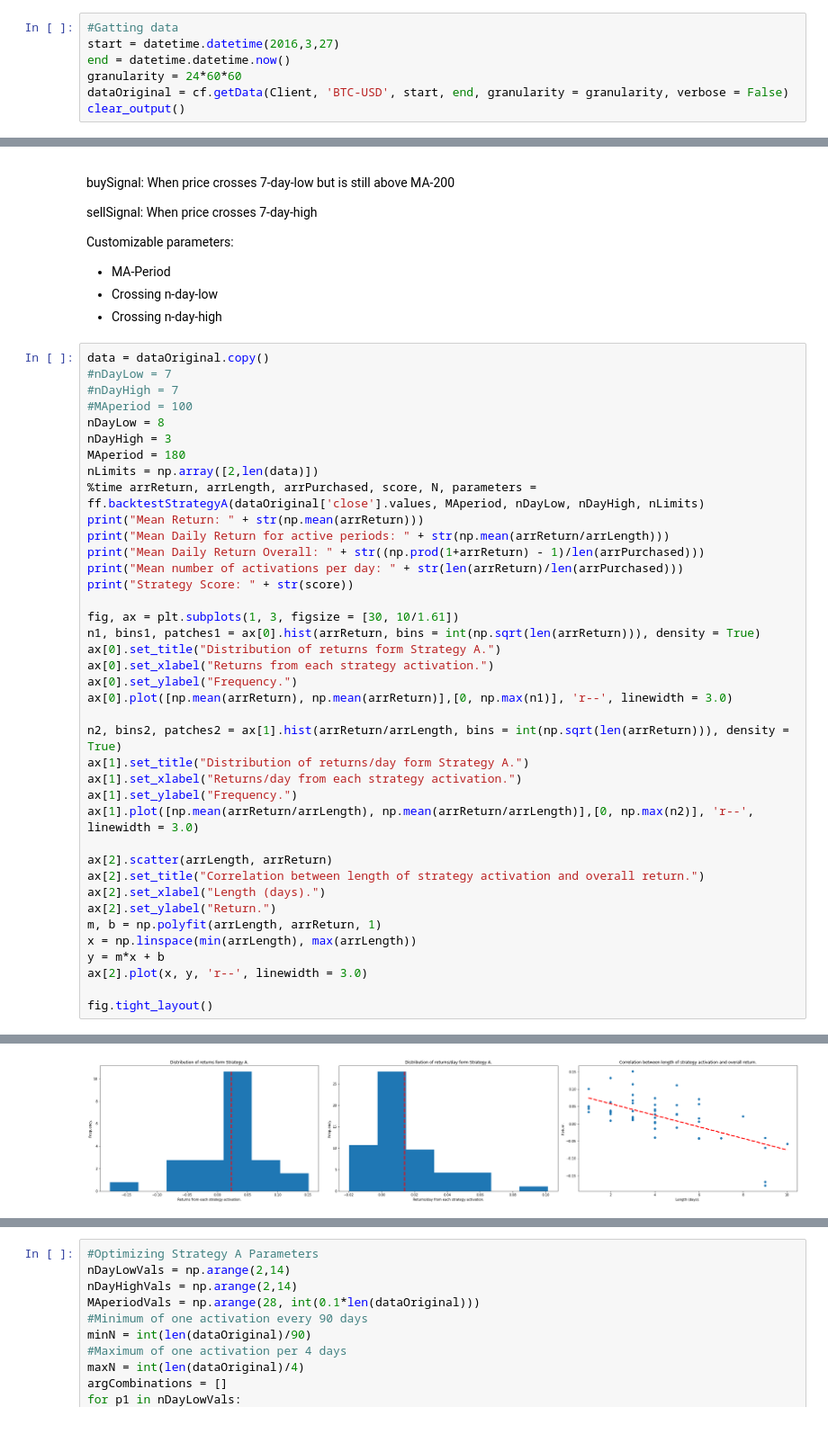
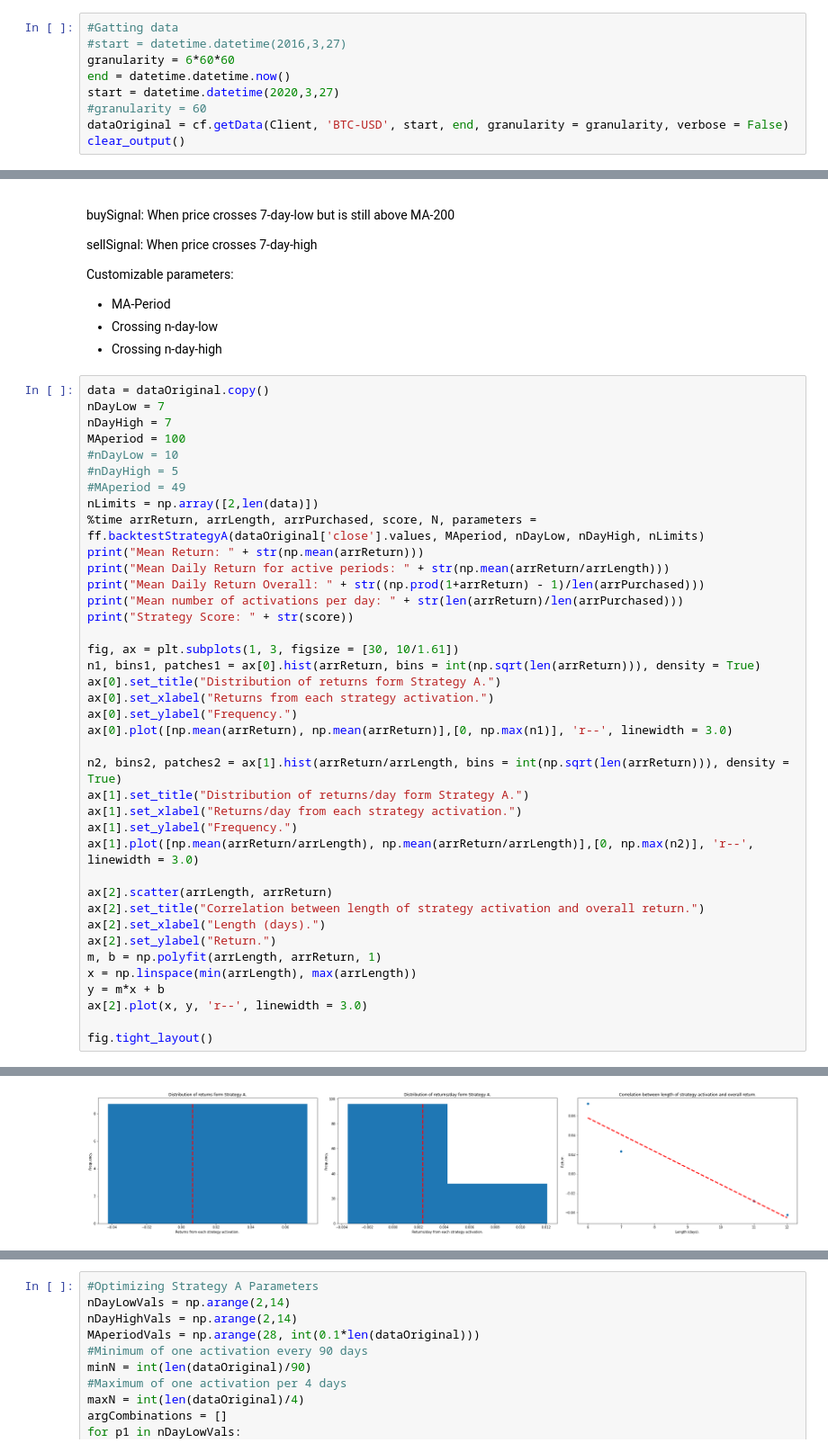
Before and after one commit to Andrerg01/fredinhouTradingBot, a Jupyter notebook: Coinbase_Trader_4.0/src/Prototyping.ipynb, the cells around one changed output, grey strips where cells are left out. Shown at 90% size. Cells and saved outputs as stored; diff of their text form.

```diff
--- a/Coinbase_Trader_4.0/src/Prototyping.ipynb
+++ b/Coinbase_Trader_4.0/src/Prototyping.ipynb
@@ -127,9 +123,11 @@ data
 ## Simple Strategies
 # %%
 #Gatting data
-start = datetime.datetime(2016,3,27)
+#start = datetime.datetime(2016,3,27)
+granularity = 6*60*60
 end = datetime.datetime.now()
-granularity = 24*60*60
+start = datetime.datetime(2020,3,27)
+#granularity = 60
 dataOriginal = cf.getData(Client, 'BTC-USD', start, end, granularity = granularity, verbose = False)
 clear_output()
 # %% [markdown]
@@ -144,12 +142,12 @@ Customizable parameters:
  - Crossing n-day-high
 # %%
 data = dataOriginal.copy()
-#nDayLow = 7
-#nDayHigh = 7
-#MAperiod = 100
-nDayLow = 8
-nDayHigh = 3
-MAperiod = 180
+nDayLow = 7
+nDayHigh = 7
+MAperiod = 100
+#nDayLow = 10
+#nDayHigh = 5
+#MAperiod = 49
 nLimits = np.array([2,len(data)])
 %time arrReturn, arrLength, arrPurchased, score, N, parameters = ff.backtestStrategyA(dataOriginal['close'].values, MAperiod, nDayLow, nDayHigh, nLimits)
 print("Mean Return: " + str(np.mean(arrReturn)))
@@ -192,4 +190,4 @@ Strategy Score: 0.38541856198188784
-[figure, old version]
+[figure, new version]
 # %%
 fig, ax = plt.subplots(figsize = [20, 20/1.61])
 ax.plot(arrPurchased*score)
```
Also changed, not shown: parts of 80 cells of this notebook, 11 other files.
